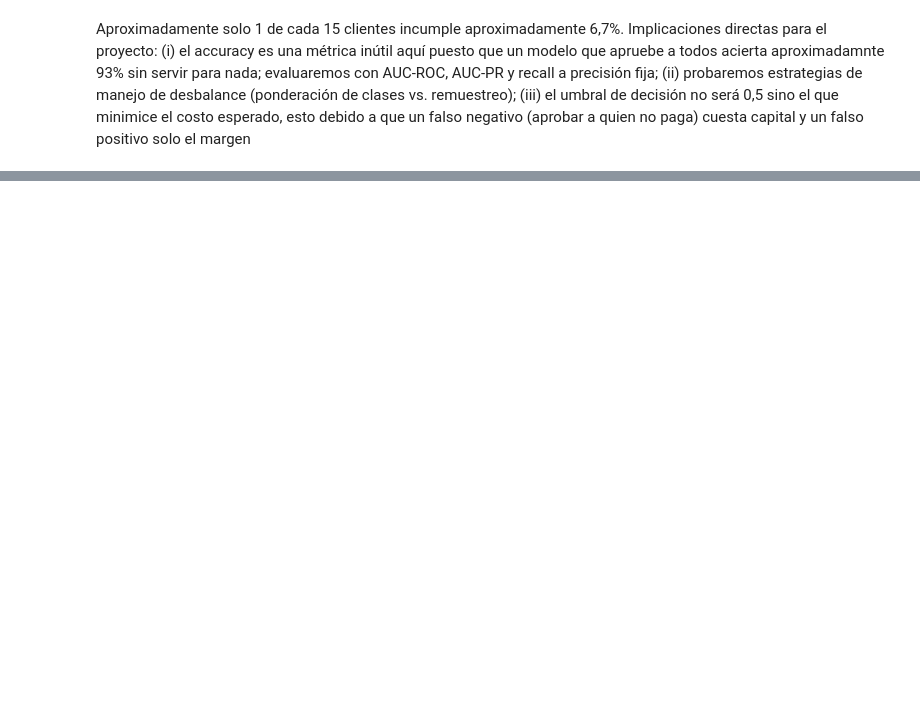
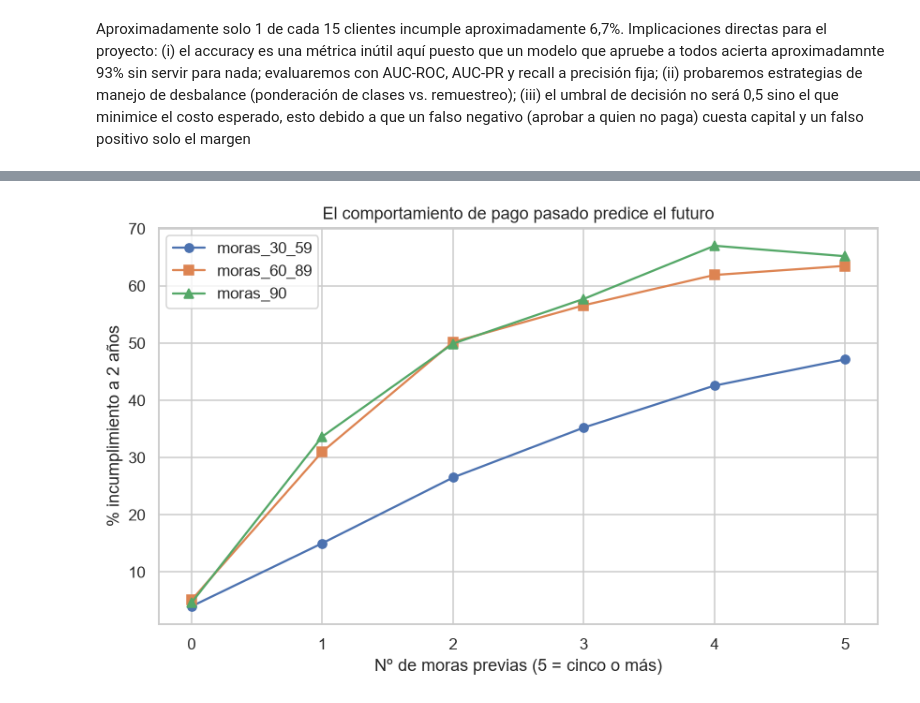
Before and after one commit to w-bojacag/DS-Miniproyecto, a Jupyter notebook: Notebook/01_eda.ipynb, the cells around one changed output, grey strips where cells are left out. Saved outputs shown, nothing was run; the diff lists cells and outputs as text; code cells hidden in the pictures; blank space fills up the shorter version.

```diff
--- a/Notebook/01_eda.ipynb
+++ b/Notebook/01_eda.ipynb
@@ -169,0 +226,17 @@ Aproximadamente solo 1 de cada 15 clientes incumple aproximadamente 6,7%. Implic
+# %%
+# 5.3 Historial de moras previas vs incumplimiento futuro (la señal más fuerte)
+def tasa_por_conteo(col):
+    d = df[~df[col].isin([96, 98])].copy()
+    d[col] = d[col].clip(upper=5)  # 5+ agrupado
+    return d.groupby(col).incumplio.mean() * 100
+
+fig, ax = plt.subplots(figsize=(9, 5))
+for col, marker in [("moras_30_59", "o"), ("moras_60_89", "s"), ("moras_90", "^")]:
+    tasa_por_conteo(col).plot(ax=ax, marker=marker, label=col)
+ax.set_xlabel("Nº de moras previas (5 = cinco o más)")
+ax.set_ylabel("% incumplimiento a 2 años")
+ax.set_title("El comportamiento de pago pasado predice el futuro")
+ax.legend()
+plt.show()
+# %% [output]
+[figure, added]
```
Also changed, not shown: parts of 9 cells of this notebook.
